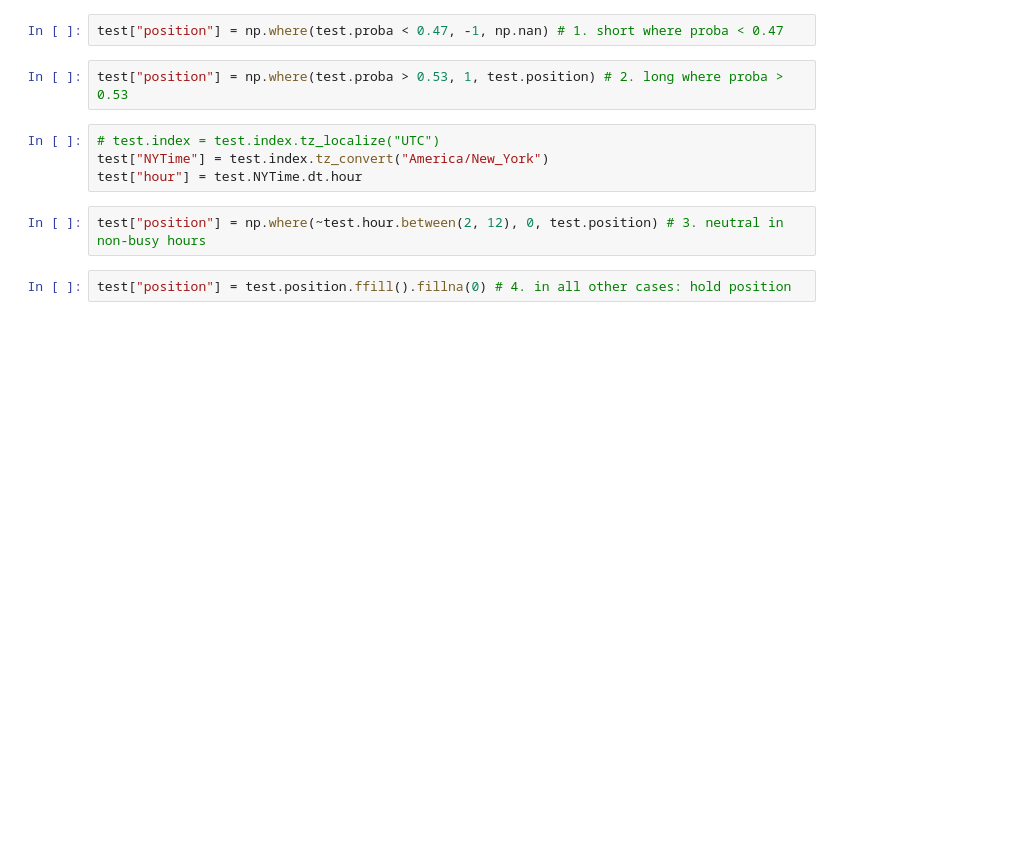
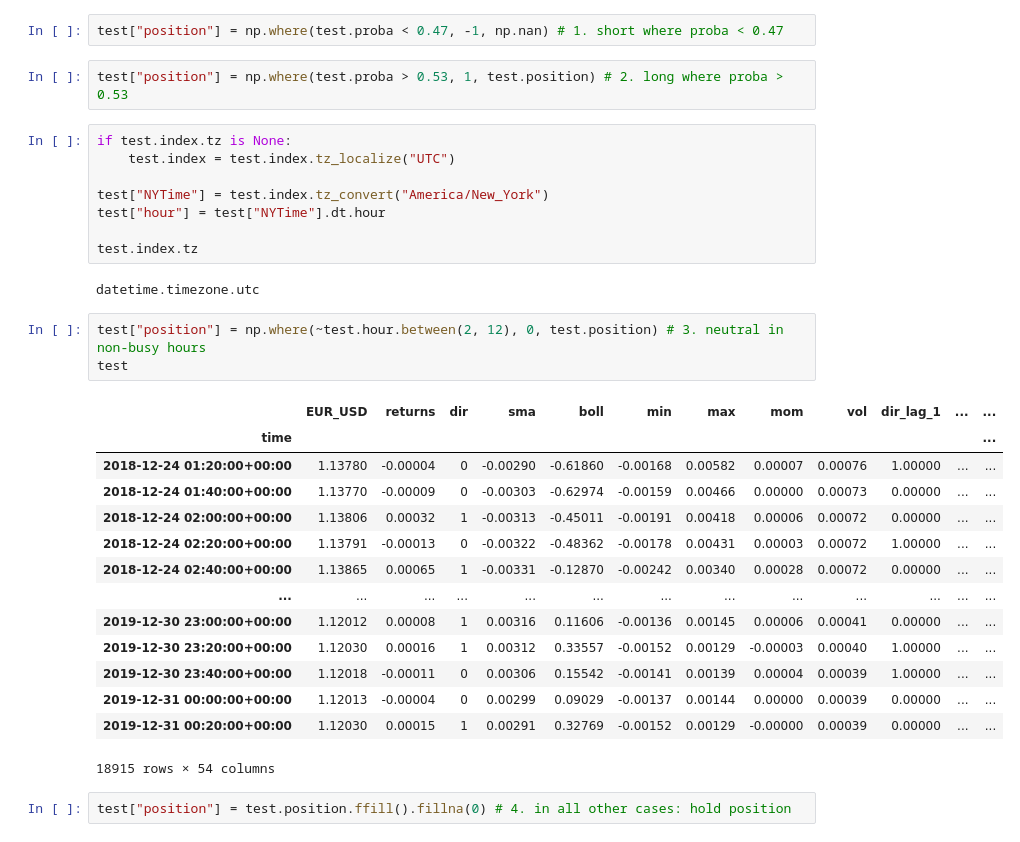
Before and after one commit to Mihir-Bhargav/Algorithmic_trading_projects, a Jupyter notebook: ML_and_Practical_Applications/NB_03_Deep_Learning.ipynb, the cells around one changed output. Saved outputs shown, nothing was run; the diff lists cells and outputs as text; blank space fills up the shorter version.

```diff
--- a/ML_and_Practical_Applications/NB_03_Deep_Learning.ipynb
+++ b/ML_and_Practical_Applications/NB_03_Deep_Learning.ipynb
@@ -384,11 +385,33 @@ test["position"] = np.where(test.proba < 0.47, -1, np.nan) # 1. short where prob
 # %%
 test["position"] = np.where(test.proba > 0.53, 1, test.position) # 2. long where proba > 0.53
 # %%
-# test.index = test.index.tz_localize("UTC")
+if test.index.tz is None:
+    test.index = test.index.tz_localize("UTC")
+
 test["NYTime"] = test.index.tz_convert("America/New_York")
-test["hour"] = test.NYTime.dt.hour
+test["hour"] = test["NYTime"].dt.hour
+
+test.index.tz
+# %% [output]
+datetime.timezone.utc
 # %%
 test["position"] = np.where(~test.hour.between(2, 12), 0, test.position) # 3. neutral in non-busy hours
+test
+# %% [output]
+|  | EUR_USD | returns | dir | sma | boll | min | max | mom | vol | dir_lag_1 | ... | ... |
+| time |  |  |  |  |  |  |  |  |  |  |  | ... |
+| 2018-12-24 01:20:00+00:00 | 1.13780 | -0.00004 | 0 | -0.00290 | -0.61860 | -0.00168 | 0.00582 | 0.00007 | 0.00076 | 1.00000 | ... | ... |
+| 2018-12-24 01:40:00+00:00 | 1.13770 | -0.00009 | 0 | -0.00303 | -0.62974 | -0.00159 | 0.00466 | 0.00000 | 0.00073 | 0.00000 | ... | ... |
+| 2018-12-24 02:00:00+00:00 | 1.13806 | 0.00032 | 1 | -0.00313 | -0.45011 | -0.00191 | 0.00418 | 0.00006 | 0.00072 | 0.00000 | ... | ... |
+| 2018-12-24 02:20:00+00:00 | 1.13791 | -0.00013 | 0 | -0.00322 | -0.48362 | -0.00178 | 0.00431 | 0.00003 | 0.00072 | 1.00000 | ... | ... |
+| 2018-12-24 02:40:00+00:00 | 1.13865 | 0.00065 | 1 | -0.00331 | -0.12870 | -0.00242 | 0.00340 | 0.00028 | 0.00072 | 0.00000 | ... | ... |
+| ... | ... | ... | ... | ... | ... | ... | ... | ... | ... | ... | ... | ... |
+| 2019-12-30 23:00:00+00:00 | 1.12012 | 0.00008 | 1 | 0.00316 | 0.11606 | -0.00136 | 0.00145 | 0.00006 | 0.00041 | 0.00000 | ... | ... |
+| 2019-12-30 23:20:00+00:00 | 1.12030 | 0.00016 | 1 | 0.00312 | 0.33557 | -0.00152 | 0.00129 | -0.00003 | 0.00040 | 1.00000 | ... | ... |
+| 2019-12-30 23:40:00+00:00 | 1.12018 | -0.00011 | 0 | 0.00306 | 0.15542 | -0.00141 | 0.00139 | 0.00004 | 0.00039 | 1.00000 | ... | ... |
+| 2019-12-31 00:00:00+00:00 | 1.12013 | -0.00004 | 0 | 0.00299 | 0.09029 | -0.00137 | 0.00144 | 0.00000 | 0.00039 | 0.00000 | ... | ... |
+| 2019-12-31 00:20:00+00:00 | 1.12030 | 0.00015 | 1 | 0.00291 | 0.32769 | -0.00152 | 0.00129 | -0.00000 | 0.00039 | 0.00000 | ... | ... |
+18915 rows × 54 columns
 # %%
 test["position"] = test.position.ffill().fillna(0) # 4. in all other cases: hold position
 # %%
```
Also changed, not shown: parts of 22 cells of this notebook, 2 other files.
